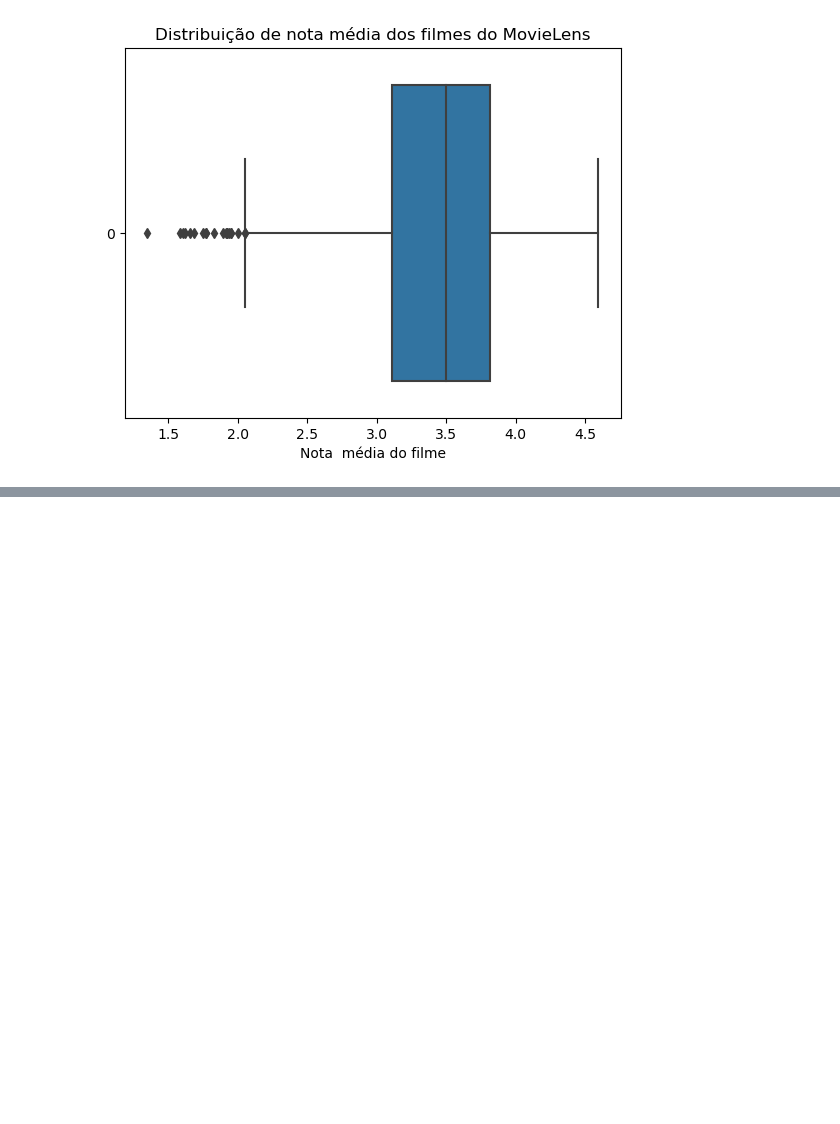
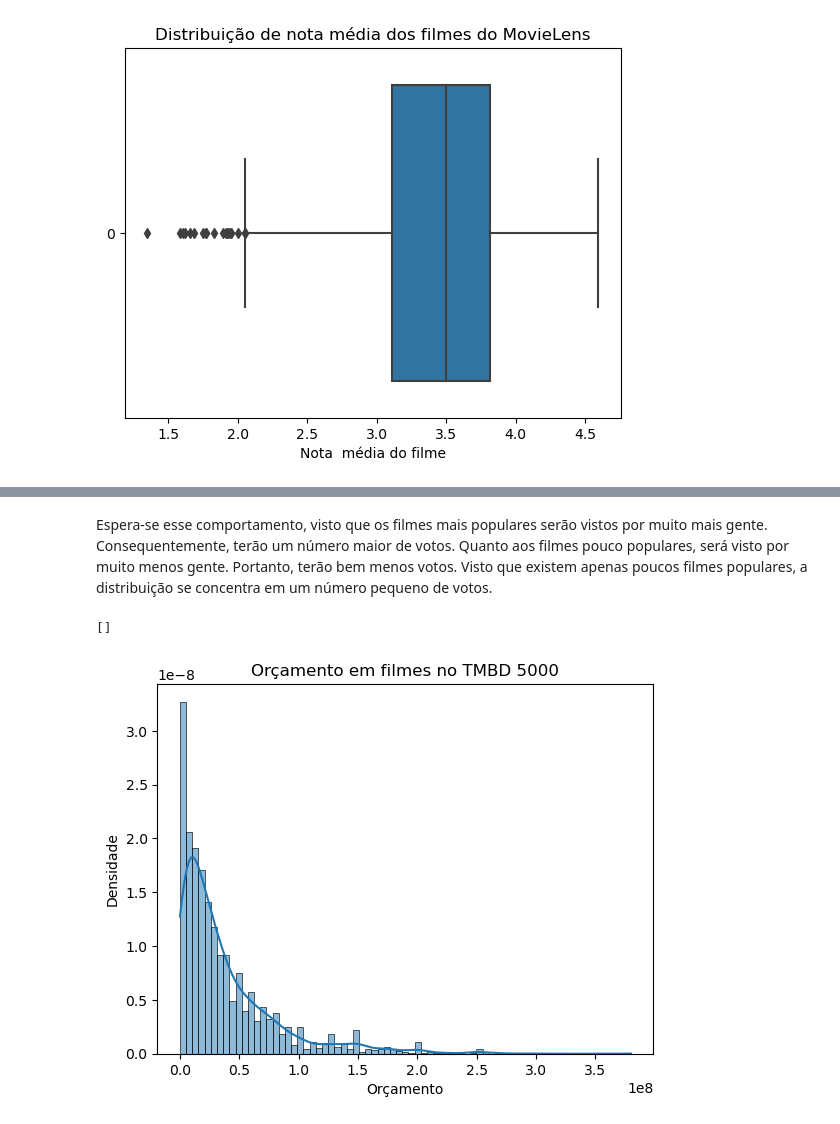
Before and after one commit to ledsouza/data-science-introducao-a-testes-estatisticos-com-python, a Jupyter notebook: DataScience_introducao_a_testes.ipynb, the cells around one changed output, grey strips where cells are left out. Drawn from its saved outputs; the diff is of its cells as text; code cells hidden in the pictures; blank space fills up the shorter version.

```diff
--- a/DataScience_introducao_a_testes.ipynb
+++ b/DataScience_introducao_a_testes.ipynb
@@ -192,0 +203,11 @@ ax.plot()
+# %% [markdown]
+Espera-se esse comportamento, visto que os filmes mais populares serão vistos por muito mais gente. Consequentemente, terão um número maior de votos. Quanto aos filmes pouco populares, será visto por muito menos gente. Portanto, terão bem menos votos. Visto que existem apenas poucos filmes populares, a distribuição se concentra em um número pequeno de votos.
+# %%
+orcamento = tmdb_com_mais_de_10_votos.query('budget > 0')['budget'] # o critério de query é para remover missings
+ax = sns.histplot(data = orcamento, kde=True, stat='density')
+ax.set(xlabel='Orçamento', ylabel='Densidade')
+ax.set_title('Orçamento em filmes no TMBD 5000')
+ax.plot()
+# %% [output]
+[]
+[figure, added]
```
Also changed, not shown: parts of 9 cells of this notebook.
